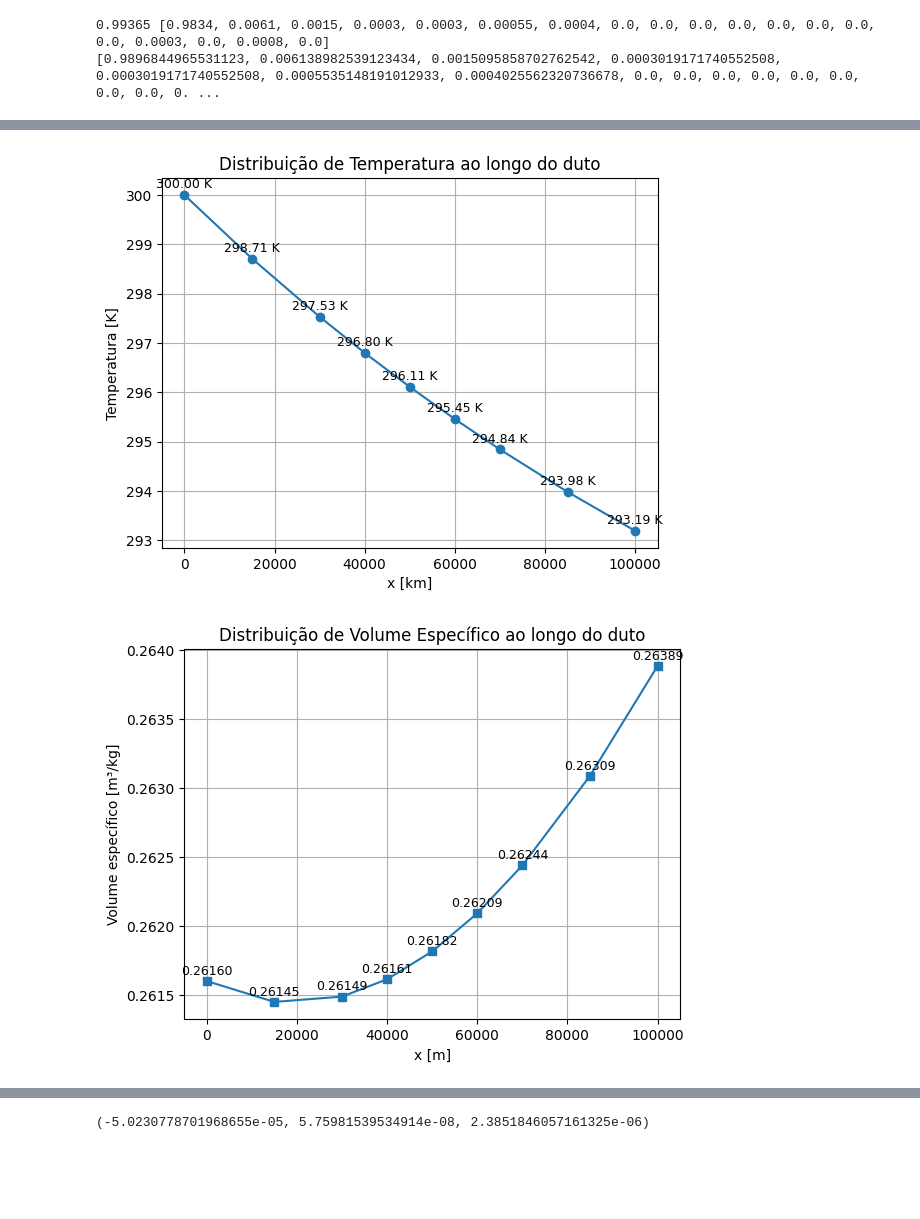
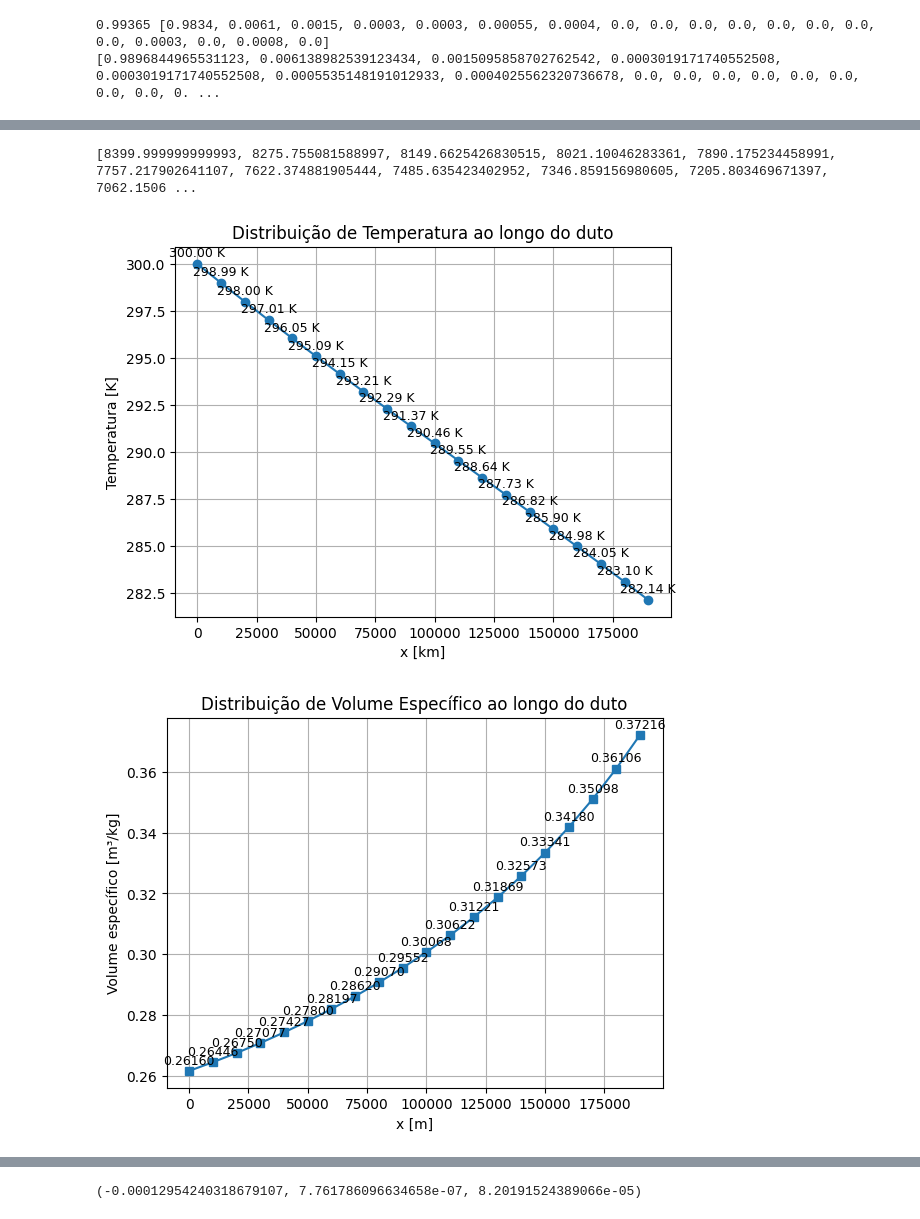
Before and after one commit to MMatheusB/UFBA, a Jupyter notebook: New_project_2/teste.ipynb, the cells around one changed output, grey strips where cells are left out. Drawn from its saved outputs; the diff is of its cells as text; code cells hidden in the pictures; blank space fills up the shorter version.

```diff
--- a/New_project_2/teste.ipynb
+++ b/New_project_2/teste.ipynb
@@ -69,7 +69,7 @@ gas = gc_eos_class(mixture, 300, 8400, None, 1, 0, Aij, volumn_desviation, 'gas'
 visc = viscosity(mixture, volumn_desviation)
 D = 0.42
 # Criar instância do duto com os parâmetros necessários  # ajuste conforme seu import real
-meu_duto = duto(gas=gas, visc=visc,  Lc=100000, D=D)
+meu_duto = duto(gas=gas, visc=visc,  Lc=200000, D=D)
 
 # Número de nós (comprimento de self.l)
 n_nodes = len(meu_duto.l)
@@ -99,12 +99,12 @@ V_init = gas_init.V.item()     # Volume específico de entrada
 
 #saída [ | | | | |] => saída =>
 
-Q_out = 1.5 # [m³/s]
+Q_out = 4 # [m³/s]
 A = np.pi * (D**2) / 4  # Área da seção transversal do duto
 w_final_desejado = Q_out / A
 
 # chute inicial para w0
-w0_guess = 7
+w0_guess = 17
 
 y_init = [T_init, V_init, w0_guess]
 
@@ -139,10 +139,10 @@ V_sol = sol.y[1]
 w_sol = sol.y[2]
 P_sol = []
 
-for i in range(len(T_sol) - 1):
+for i in range(len(T_sol)):
     gas2 = gas.copy_change_conditions(T_sol[i], None, V_sol[i], 'gas')
-    P = gas2.copy_and_
-    P_sol.append()
+    P_current = gas2.P.item()
+    P_sol.append(P_current)
 
 
 
@@ -150,8 +150,8 @@ for i in range(len(T_sol) - 1):
 print(f"{'x [m]':>8} | {'T [K]':>8} | {'V [m³/kg]':>10} | {'w [m/s]':>10}")
 print("-"*45)
 
-for xi, Ti, Vi, wi in zip(x_avaliar, T_sol, V_sol, w_sol):
-    print(f"{xi:8.2f} | {Ti:8.2f} | {Vi:10.6f} | {wi:10.6f}")
+for xi, Ti, Vi, wi, Pi in zip(x_avaliar, T_sol, V_sol, w_sol, P_sol):
+    print(f"{xi:8.2f} | {Ti:8.2f} | {Vi:10.6f} | {wi:10.6f} | {Pi:10.6f}")
 # %% [output]
    x [m] |    T [K] |  V [m³/kg] |    w [m/s]
 ---------------------------------------------
@@ -167,3 +173,7 @@ for xi, Ti, Vi, wi in zip(x_avaliar, T_sol, V_sol, w_sol):
+# %%
+print(P_sol)
+# %% [output]
+[8399.999999999993, 8275.755081588997, 8149.6625426830515, 8021.10046283361, 7890.175234458991, 7757.217902641107, 7622.374881905444, 7485.635423402952, 7346.859156980605, 7205.803469671397, 7062.1506 ...
 # %%
 import matplotlib.pyplot as plt
 import numpy as np
@@ -173,32 +183,42 @@ plt.figure()
 plt.plot(x_avaliar, T_sol, marker='o', linestyle='-')
 for xi, Ti in zip(x_avaliar, T_sol):
     plt.annotate(f'{Ti:.2f} K', xy=(xi, Ti), xytext=(0, 5), textcoords='offset points', ha='center', fontsize=9)
 plt.title('Distribuição de Temperatura ao longo do duto')
 plt.xlabel('x [km]')
 plt.ylabel('Temperatura [K]')
 plt.grid(True)
 
 # --- Volume específico (m³/kg) ---
 plt.figure()
 plt.plot(x_avaliar, V_sol, marker='s', linestyle='-')
 for xi, Vi in zip(x_avaliar, V_sol):
     plt.annotate(f'{Vi:.5f}', xy=(xi, Vi), xytext=(0, 5), textcoords='offset points', ha='center', fontsize=9)
 plt.title('Distribuição de Volume Específico ao longo do duto')
 plt.xlabel('x [m]')
 plt.ylabel('Volume específico [m³/kg]')
 plt.grid(True)
 
 # --- Velocidade (m/s) ---
 plt.figure()
 plt.plot(x_avaliar, w_sol, marker='^', linestyle='-')
 for xi, wi in zip(x_avaliar, w_sol):
     plt.annotate(f'{wi:.2f} m/s', xy=(xi, wi), xytext=(0, 5), textcoords='offset points', ha='center', fontsize=9)
 plt.title('Distribuição de Velocidade ao longo do duto')
 plt.xlabel('x [m]')
 plt.ylabel('Velocidade [m/s]')
 plt.grid(True)
 
+
+plt.figure()
+plt.plot(x_avaliar, P_sol, marker='^', linestyle='-')
+for xi, Pi in zip(x_avaliar, P_sol):
+    plt.annotate(f'{Pi:.2f} kPa', xy=(xi, Pi), xytext=(0, 5), textcoords='offset points', ha='center', fontsize=9)
+plt.title('Distribuição da Pressao ao longo do duto')
+plt.xlabel('x [m]')
+plt.ylabel('Pressao [kPa]')
+plt.grid(True)
+
 plt.show()
 # %% [output]
-[figure, old version]
+[figure, new version]
-[figure, old version]
+[figure, new version]
@@ -208,7 +229,7 @@ x0 = np.concatenate([T_sol, V_sol, w_sol])
 y0 = [T_sol[-1], V_sol[1], w_sol[-1]]  # estado inicial completo
 print(meu_duto.estacionario(0.0, y0))
 # %% [output]
-(-5.0230778701968655e-05, 5.75981539534914e-08, 2.3851846057161325e-06)
+(-0.00012954240318679107, 7.761786096634658e-07, 8.20191524389066e-05)
 # %%
 T0 = T_sol
 V0 = V_sol
```
Also changed, not shown: parts of 6 cells of this notebook, 1 other file.
